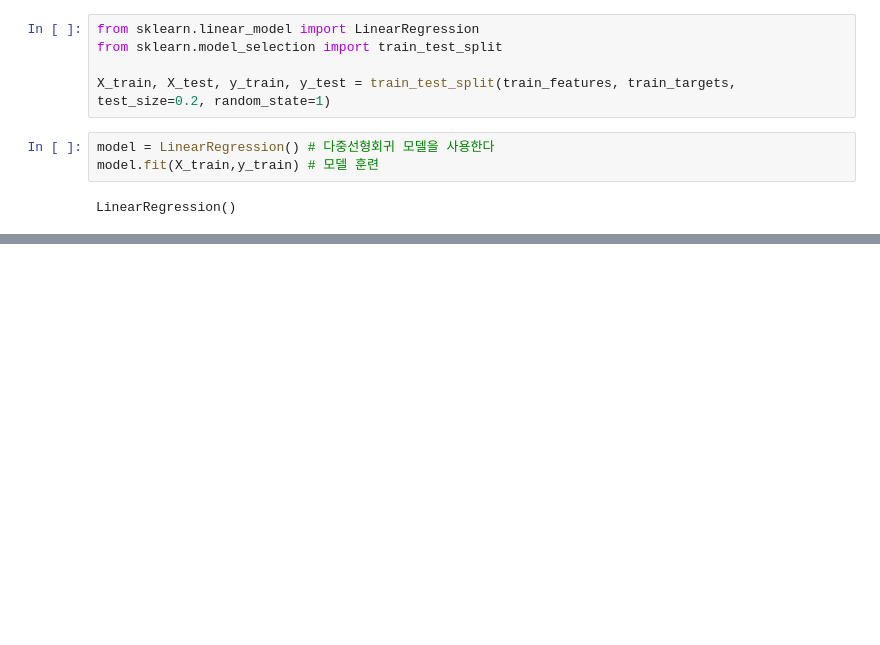
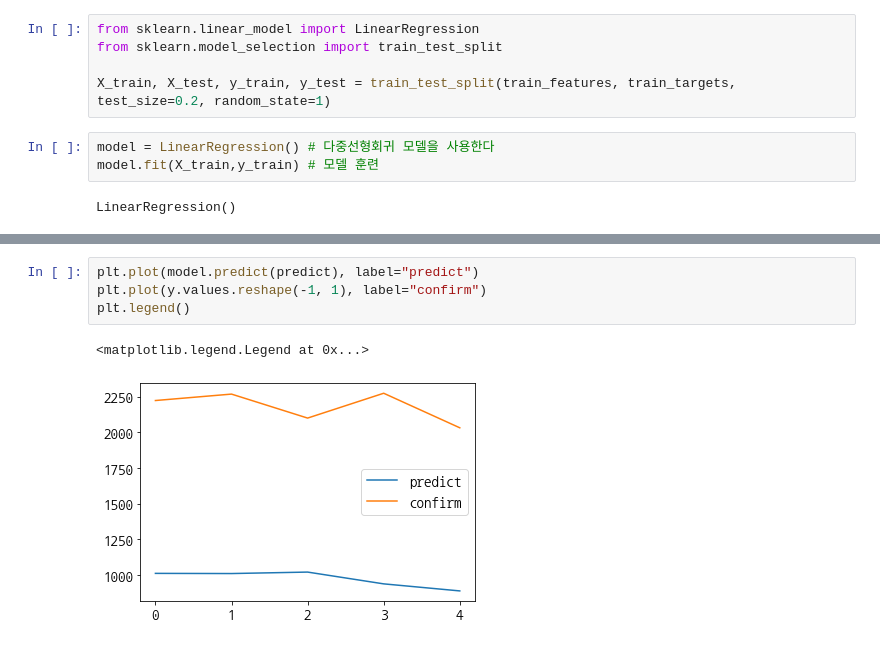
Before and after one commit to kdk1344/Project, a Jupyter notebook: project....ipynb, the cells around one changed output, grey strips where cells are left out. Drawn from its saved outputs; the diff is of its cells as text; blank space fills up the shorter version.

```diff
--- a/project....ipynb
+++ b/project....ipynb
@@ -1546,0 +1552,7 @@ print(model.score(X_train, y_train))
+# %%
+plt.plot(model.predict(predict), label="predict")
+plt.plot(y.values.reshape(-1, 1), label="confirm")
+plt.legend()
+# %% [output]
+<matplotlib.legend.Legend at 0x...>
+[figure, added]
```
Also changed, not shown: parts of 4 cells of this notebook.
